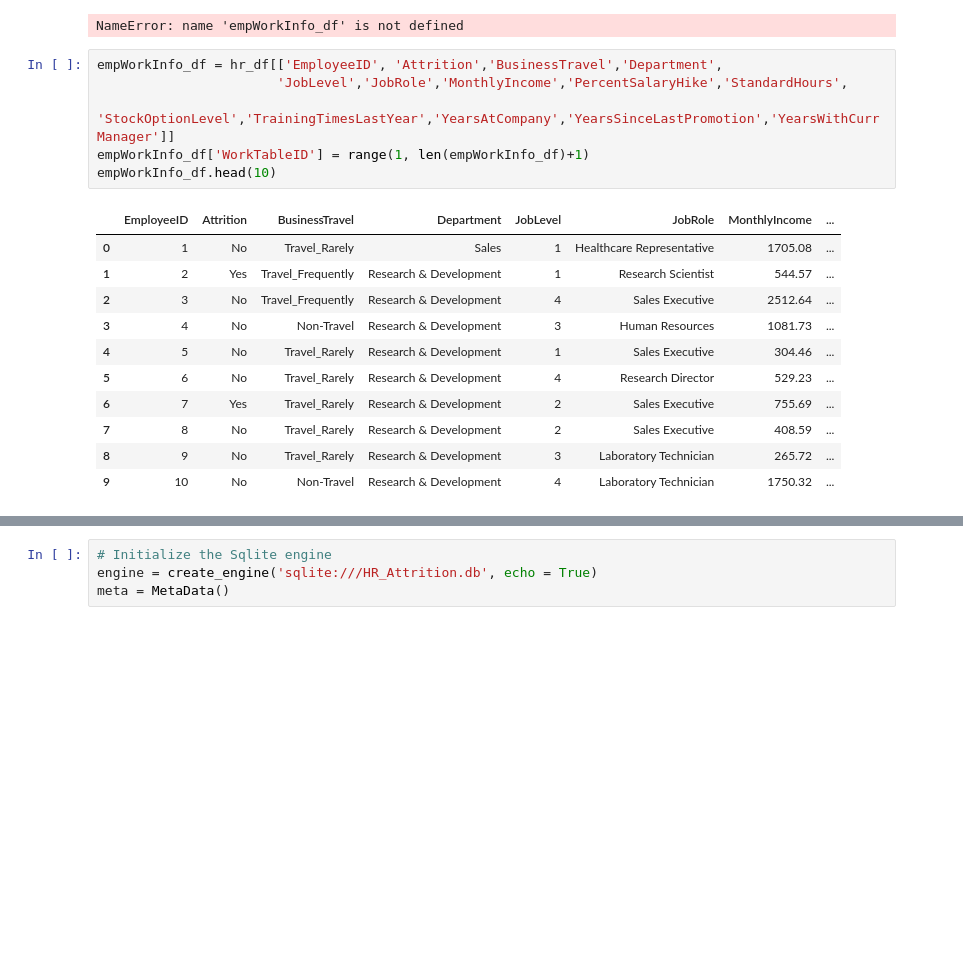
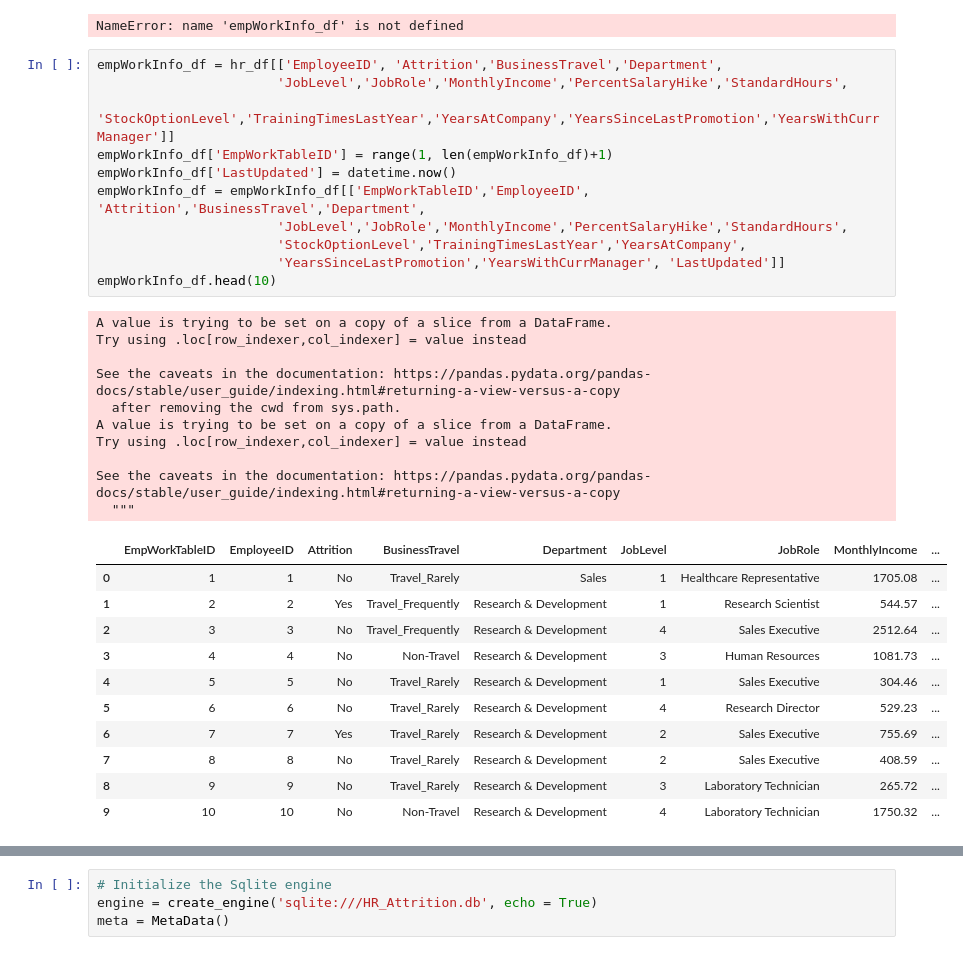
Before and after one commit to conorwhanson/UMN_Data_Capstone_Employee_Attrition, a Jupyter notebook: Oliver's Work/SQLite_DB_Creation.ipynb, the cells around one changed output, grey strips where cells are left out. Saved outputs shown, nothing was run; the diff lists cells and outputs as text; blank space fills up the shorter version.

Commit message:
finalized ERD. Finalized table structure. Created and Populated sqlite DB

```diff
--- a/Oliver's Work/SQLite_DB_Creation.ipynb
+++ b/Oliver's Work/SQLite_DB_Creation.ipynb
@@ -259,18 +327,33 @@ NameError: name 'empWorkInfo_df' is not defined
 # %%
 empWorkInfo_df = hr_df[['EmployeeID', 'Attrition','BusinessTravel','Department',
                        'JobLevel','JobRole','MonthlyIncome','PercentSalaryHike','StandardHours',
                        'StockOptionLevel','TrainingTimesLastYear','YearsAtCompany','YearsSinceLastPromotion','YearsWithCurrManager']]
-empWorkInfo_df['WorkTableID'] = range(1, len(empWorkInfo_df)+1)
+empWorkInfo_df['EmpWorkTableID'] = range(1, len(empWorkInfo_df)+1)
+empWorkInfo_df['LastUpdated'] = datetime.now()
+empWorkInfo_df = empWorkInfo_df[['EmpWorkTableID','EmployeeID', 'Attrition','BusinessTravel','Department',
+                       'JobLevel','JobRole','MonthlyIncome','PercentSalaryHike','StandardHours',
+                       'StockOptionLevel','TrainingTimesLastYear','YearsAtCompany',
+                       'YearsSinceLastPromotion','YearsWithCurrManager', 'LastUpdated']]
 empWorkInfo_df.head(10)
 # %% [output]
+A value is trying to be set on a copy of a slice from a DataFrame.
+Try using .loc[row_indexer,col_indexer] = value instead
+
+See the caveats in the documentation: https://pandas.pydata.org/pandas-docs/stable/user_guide/indexing.html#returning-a-view-versus-a-copy
+  after removing the cwd from sys.path.
+A value is trying to be set on a copy of a slice from a DataFrame.
+Try using .loc[row_indexer,col_indexer] = value instead
+
+See the caveats in the documentation: https://pandas.pydata.org/pandas-docs/stable/user_guide/indexing.html#returning-a-view-versus-a-copy
+  """
-|  | EmployeeID | Attrition | BusinessTravel | Department | JobLevel | JobRole | MonthlyIncome | ... |
-| 0 | 1 | No | Travel_Rarely | Sales | 1 | Healthcare Representative | 1705.08 | ... |
-| 1 | 2 | Yes | Travel_Frequently | Research & Development | 1 | Research Scientist | 544.57 | ... |
-| 2 | 3 | No | Travel_Frequently | Research & Development | 4 | Sales Executive | 2512.64 | ... |
-| 3 | 4 | No | Non-Travel | Research & Development | 3 | Human Resources | 1081.73 | ... |
-| 4 | 5 | No | Travel_Rarely | Research & Development | 1 | Sales Executive | 304.46 | ... |
-| 5 | 6 | No | Travel_Rarely | Research & Development | 4 | Research Director | 529.23 | ... |
-| 6 | 7 | Yes | Travel_Rarely | Research & Development | 2 | Sales Executive | 755.69 | ... |
-| 7 | 8 | No | Travel_Rarely | Research & Development | 2 | Sales Executive | 408.59 | ... |
-| 8 | 9 | No | Travel_Rarely | Research & Development | 3 | Laboratory Technician | 265.72 | ... |
-| 9 | 10 | No | Non-Travel | Research & Development | 4 | Laboratory Technician | 1750.32 | ... |
+|  | EmpWorkTableID | EmployeeID | Attrition | BusinessTravel | Department | JobLevel | JobRole | MonthlyIncome | ... |
+| 0 | 1 | 1 | No | Travel_Rarely | Sales | 1 | Healthcare Representative | 1705.08 | ... |
+| 1 | 2 | 2 | Yes | Travel_Frequently | Research & Development | 1 | Research Scientist | 544.57 | ... |
+| 2 | 3 | 3 | No | Travel_Frequently | Research & Development | 4 | Sales Executive | 2512.64 | ... |
+| 3 | 4 | 4 | No | Non-Travel | Research & Development | 3 | Human Resources | 1081.73 | ... |
+| 4 | 5 | 5 | No | Travel_Rarely | Research & Development | 1 | Sales Executive | 304.46 | ... |
+| 5 | 6 | 6 | No | Travel_Rarely | Research & Development | 4 | Research Director | 529.23 | ... |
+| 6 | 7 | 7 | Yes | Travel_Rarely | Research & Development | 2 | Sales Executive | 755.69 | ... |
+| 7 | 8 | 8 | No | Travel_Rarely | Research & Development | 2 | Sales Executive | 408.59 | ... |
+| 8 | 9 | 9 | No | Travel_Rarely | Research & Development | 3 | Laboratory Technician | 265.72 | ... |
+| 9 | 10 | 10 | No | Non-Travel | Research & Development | 4 | Laboratory Technician | 1750.32 | ... |
```
Also changed, not shown: parts of 29 cells of this notebook, 3 other files.
